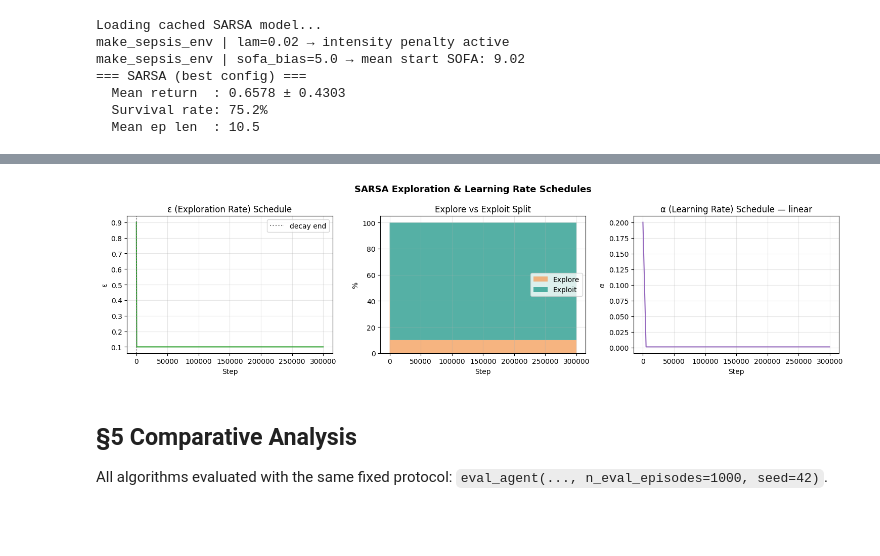
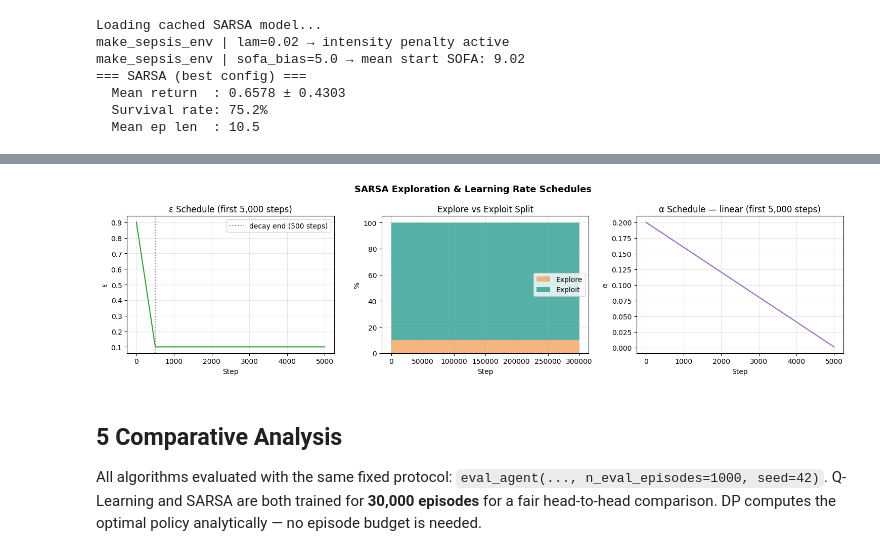
Before and after one commit to Mehmet1700/reinforcement-learning-project, a Jupyter notebook: notebooks/01_config_a.ipynb, the cells around one changed output, grey strips where cells are left out. Saved outputs shown, nothing was run; the diff lists cells and outputs as text; code cells hidden in the pictures; blank space fills up the shorter version.

```diff
--- a/notebooks/01_config_a.ipynb
+++ b/notebooks/01_config_a.ipynb
@@ -254,14 +254,14 @@ Key difference from DP: Q-Learning requires no knowledge of P or R — it learns
 # %%
-QL_CSV   = f'{SEARCH_DIR}/ql_grid_results.csv'
-QL_N_EPS = 10_000    # episodes per trial (fast with env-reuse fix)
-QL_EVAL  = 500       # eval episodes per trial (full N_EVAL for final model)
+QL_CSV = f'{SEARCH_DIR}/ql_grid_results.csv'
+QL_N_EPS = 10_000
+QL_EVAL = 500
 
 ql_grid = {
     'alpha':         [0.05, 0.1, 0.2],
     'epsilon_decay': [5_000, 10_000, 25_000],
     'epsilon_end':   [0.01, 0.05, 0.10],
 }
-# Fixed: gamma=1.0, epsilon_start=1.0, n_episodes=QL_N_EPS
+# gamma=1.0 and epsilon_start=1.0 are fixed across all trials
 ql_combos = [
     {'alpha': a, 'epsilon_decay': ed, 'epsilon_end': ee,
      'gamma': 1.0, 'epsilon_start': 1.0}
@@ -275,12 +275,12 @@ if os.path.exists(QL_CSV):
     ql_grid_df = pd.read_csv(QL_CSV)
     print(f"Loaded from cache ({len(ql_grid_df)} trials).")
 else:
-    ql_results = Parallel(n_jobs=N_JOBS, backend='loky', verbose=5)(
+    ql_results_raw = Parallel(n_jobs=N_JOBS, backend='loky', verbose=5)(
         delayed(run_ql_trial)(i, p, SEARCH_DIR, QL_N_EPS, QL_EVAL, SEED, project_root)
         for i, p in enumerate(ql_combos)
     )
-    ql_results = [r for r in ql_results if r is not None]
-    ql_grid_df = pd.DataFrame(ql_results).sort_values('survival_rate', ascending=False)
+    ql_results_raw = [r for r in ql_results_raw if r is not None]
+    ql_grid_df = pd.DataFrame(ql_results_raw).sort_values('survival_rate', ascending=False)
     ql_grid_df.to_csv(QL_CSV, index=False)
     print("Q-Learning grid search complete.")
 
@@ -523,51 +587,60 @@ plt.show()
 # %%
-# Exploration & learning rate schedules
-total_steps = SARSA_TRAIN_N * 10   # approx steps (avg ~10 per episode)
+total_steps = SARSA_TRAIN_N * 10
 steps = np.arange(total_steps)
 
-eps_start = float(best_sarsa_params.get('epsilon_start', 0.9))
-eps_end   = float(best_sarsa_params.get('epsilon_end', 0.05))
-eps_decay = int(best_sarsa_params.get('epsilon_decay', 3000))
-frac_eps  = np.minimum(steps / eps_decay, 1.0)
+eps_start = float(best_sarsa_params['epsilon_start'])
+eps_end   = float(best_sarsa_params['epsilon_end'])
+eps_decay = int(best_sarsa_params['epsilon_decay'])
+frac_eps = np.minimum(steps / eps_decay, 1.0)
 epsilon_curve = eps_start + frac_eps * (eps_end - eps_start)
 
-alpha_val    = float(best_sarsa_params.get('alpha', 0.1))
-alpha_decay  = best_sarsa_params.get('alpha_decay', 'constant')
-alpha_floor  = sarsa_cfg.alpha_floor
-alpha_steps  = sarsa_cfg.alpha_decay_steps
+alpha_val = float(best_sarsa_params['alpha'])
+alpha_decay = best_sarsa_params['alpha_decay']
+alpha_floor = sarsa_cfg.alpha_floor
+alpha_steps = sarsa_cfg.alpha_decay_steps
 if alpha_decay == 'linear':
     frac_a = np.minimum(steps / alpha_steps, 1.0)
     alpha_curve = alpha_val + frac_a * (alpha_floor - alpha_val)
 else:
     alpha_curve = np.full(len(steps), alpha_val)
 
 fig, axes = plt.subplots(1, 3, figsize=(15, 4))
 
-axes[0].plot(steps, epsilon_curve, color='tab:green', linewidth=1.5)
-axes[0].set_title('ε (Exploration Rate) Schedule')
-axes[0].set_xlabel('Step'); axes[0].set_ylabel('ε'); axes[0].grid(True, alpha=0.3)
-axes[0].axvline(eps_decay, linestyle=':', color='grey', label='decay end')
+# zoom x-axis to 10x the decay length so the drop is actually visible
+zoom = min(eps_decay * 10, total_steps)
+axes[0].plot(steps[:zoom], epsilon_curve[:zoom], color='tab:green', linewidth=1.5)
+axes[0].axvline(eps_decay, linestyle=':', color='grey', label=f'decay end ({eps_decay} steps)')
+axes[0].set_title(f'ε Schedule (first {zoom:,} steps)')
+axes[0].set_xlabel('Step')
+axes[0].set_ylabel('ε')
 axes[0].legend()
+axes[0].grid(True, alpha=0.3)
 
+# Explore vs Exploit — full training view
 exploit = (1 - epsilon_curve) * 100
 explore = epsilon_curve * 100
 axes[1].stackplot(steps, explore, exploit, labels=['Explore', 'Exploit'],
                   colors=['#f4a261', '#2a9d8f'], alpha=0.8)
 axes[1].set_title('Explore vs Exploit Split')
-axes[1].set_xlabel('Step'); axes[1].set_ylabel('%'); axes[1].legend(loc='right')
+axes[1].set_xlabel('Step')
+axes[1].set_ylabel('%')
+axes[1].legend(loc='right')
 axes[1].grid(True, alpha=0.3)
 
-axes[2].plot(steps, alpha_curve, color='tab:purple', linewidth=1.5)
-axes[2].set_title(f'α (Learning Rate) Schedule — {alpha_decay}')
-axes[2].set_xlabel('Step'); axes[2].set_ylabel('α'); axes[2].grid(True, alpha=0.3)
+# Learning rate — zoom same as epsilon
+axes[2].plot(steps[:zoom], alpha_curve[:zoom], color='tab:purple', linewidth=1.5)
+axes[2].set_title(f'α Schedule — {alpha_decay} (first {zoom:,} steps)')
+axes[2].set_xlabel('Step')
+axes[2].set_ylabel('α')
+axes[2].grid(True, alpha=0.3)
 
 plt.suptitle('SARSA Exploration & Learning Rate Schedules', fontsize=13, fontweight='bold')
 plt.tight_layout()
 plt.savefig('plots/configA_sarsa_schedules.png', dpi=150, bbox_inches='tight')
 plt.show()
 # %% [output]
-[figure, old version]
+[figure, new version]
 # %% [markdown]
-## §5 Comparative Analysis
+## 5 Comparative Analysis
 
-All algorithms evaluated with the same fixed protocol: `eval_agent(..., n_eval_episodes=1000, seed=42)`.
+All algorithms evaluated with the same fixed protocol: `eval_agent(..., n_eval_episodes=1000, seed=42)`. Q-Learning and SARSA are both trained for **30,000 episodes** for a fair head-to-head comparison. DP computes the optimal policy analytically — no episode budget is needed.
```
Also changed, not shown: parts of 40 cells of this notebook, 5 other files.
